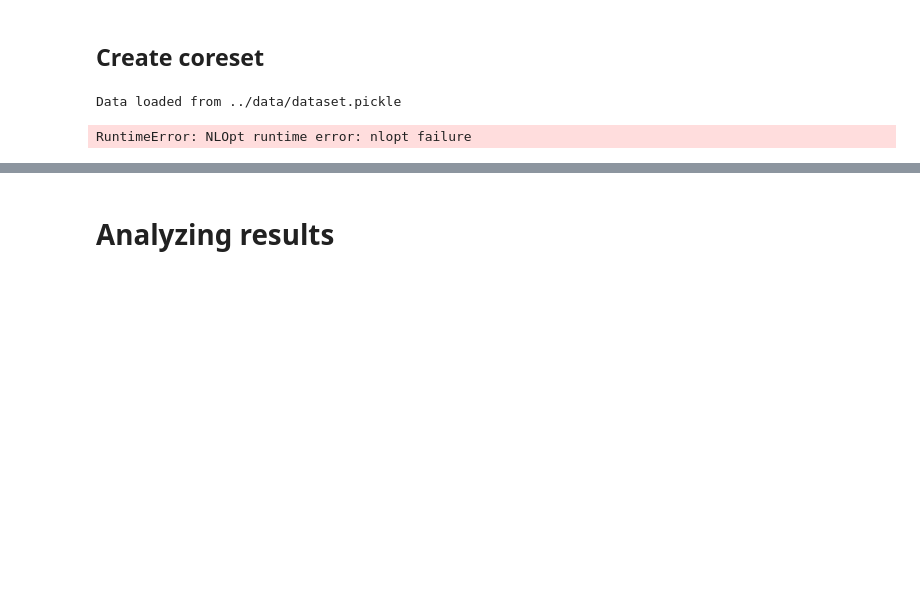
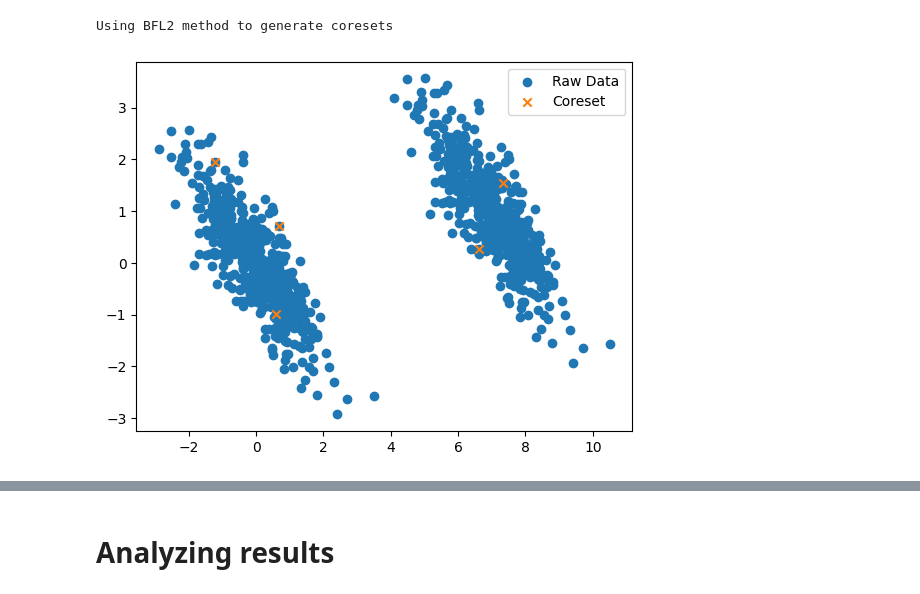
Before and after one commit to Boniface316/bigdata_vqa, a Jupyter notebook: Notebooks/3-means_toy_experiment.ipynb, the cells around one changed output, grey strips where cells are left out. Cells and saved outputs as stored; diff of their text form; code cells hidden in the pictures; blank space fills up the shorter version.

```diff
--- a/Notebooks/3-means_toy_experiment.ipynb
+++ b/Notebooks/3-means_toy_experiment.ipynb
@@ -14,19 +15,10 @@ import pandas as pd
 # %%
-best_cost = np.inf
-
 qubits = 10
-coreset_size = int(qubits / 2)
+number_of_qubits_representing_data_point = 2
+coreset_size = int(qubits / number_of_qubits_representing_data_point)
 circuit_depth = 1
 max_shots = 1000
 max_iterations = 100
 number_of_experiment_runs = 5
-data_location = "../data"
 number_of_corsets_to_evaluate = 15
 number_of_centroid_evaluation = 20
-# %% [markdown]
-## Create coreset
-# %%
-data_utils = DataUtils(data_location)
-raw_data = data_utils.load_dataset()
-# %% [output]
-Data loaded from ../data/dataset.pickle
@@ -50,17 +25,25 @@ coreset_graph, _ = coreset_to_graph(
-# %%
-for _ in range(number_of_experiment_runs):
-    cluster_centers = get_3means_clusters_centers(
-        coreset_graph,
-        coreset_vectors,
-        coreset_weights,
-        circuit_depth,
-        max_shots,
-        max_iterations,
-    )
-
-    cost = get_3means_cost(raw_data, cluster_centers)
-    if cost < best_cost:
-        best_cost = cost
-        best_cluster_centers = cluster_centers
-# %% [output]
-RuntimeError: NLOpt runtime error: nlopt failure
+# %%
+raw_data = Coreset.create_dataset(1000)
+raw_data_df = pd.DataFrame(raw_data, columns=list("XY"))
+
+coreset = Coreset(
+    raw_data=raw_data,
+    number_of_sampling_for_centroids=10,
+    coreset_size=coreset_size,
+    number_of_coresets_to_evaluate=4,
+    coreset_method="BFL2",
+)
+
+coreset_vectors, coreset_weights = coreset.get_best_coresets()
+
+coreset_df = pd.DataFrame(coreset_vectors, columns=list("XY"))
+coreset_df["weights"] = coreset_weights
+coreset_df["Name"] = [chr(i + 65) for i in coreset_df.index]
+
+plt.scatter(raw_data_df["X"], raw_data_df["Y"], label="Raw Data")
+plt.scatter(coreset_df["X"], coreset_df["Y"], label="Coreset", marker="x")
+plt.legend()
+plt.show()
+# %% [output]
+Using BFL2 method to generate coresets
+[figure, added]
```
Also changed, not shown: parts of 16 cells of this notebook, 6 other files.
